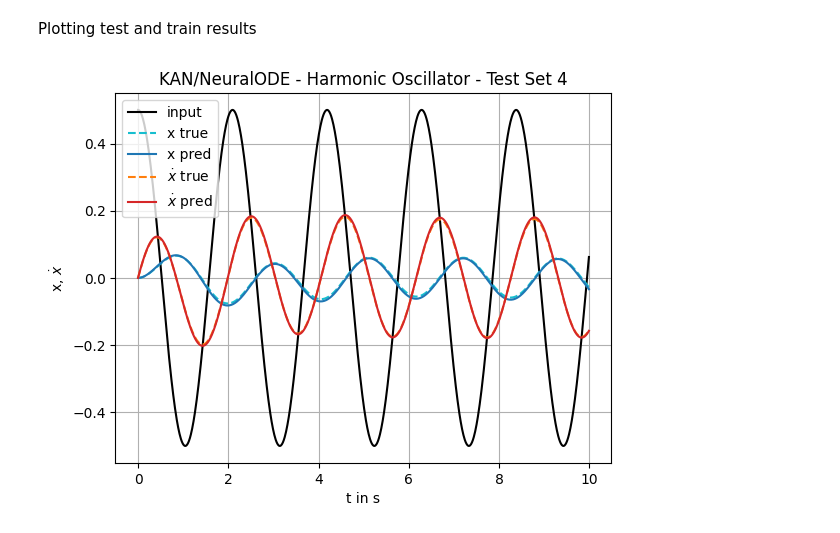
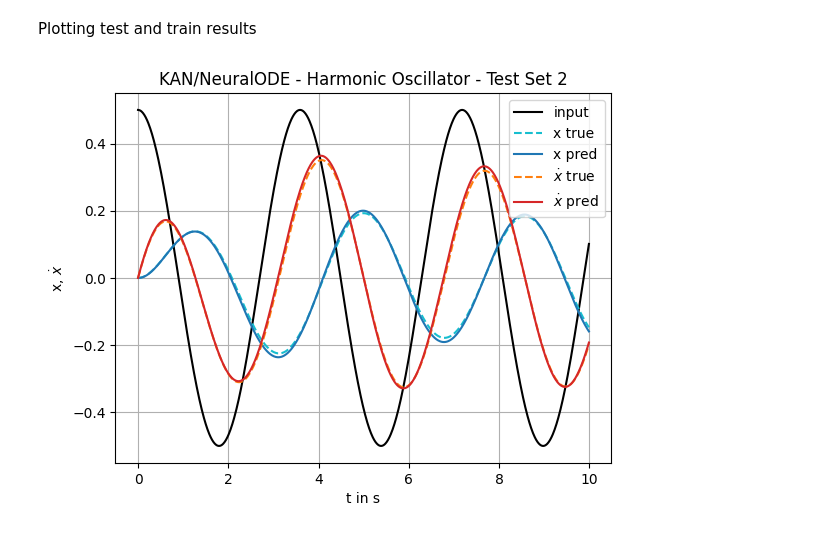
Before and after one commit to San4DLR/surrogate-modelling, a Jupyter notebook: tutorials/harmonic_oscillator.ipynb, the cells around one changed output. Saved outputs shown, nothing was run; the diff lists cells and outputs as text; code cells hidden in the pictures.

```diff
--- a/tutorials/harmonic_oscillator.ipynb
+++ b/tutorials/harmonic_oscillator.ipynb
@@ -120,6 +118,6 @@ def plot(no, times, inps, outs, pred):
 # %% [markdown]
 Plotting test and train results
 # %%
-plot(4, times, inps, outs, pred)
+plot(2, times, inps, outs, pred)
 # %% [output]
-[figure, old version]
+[figure, new version]
```
Also changed, not shown: parts of 2 cells of this notebook, 2 other files.
